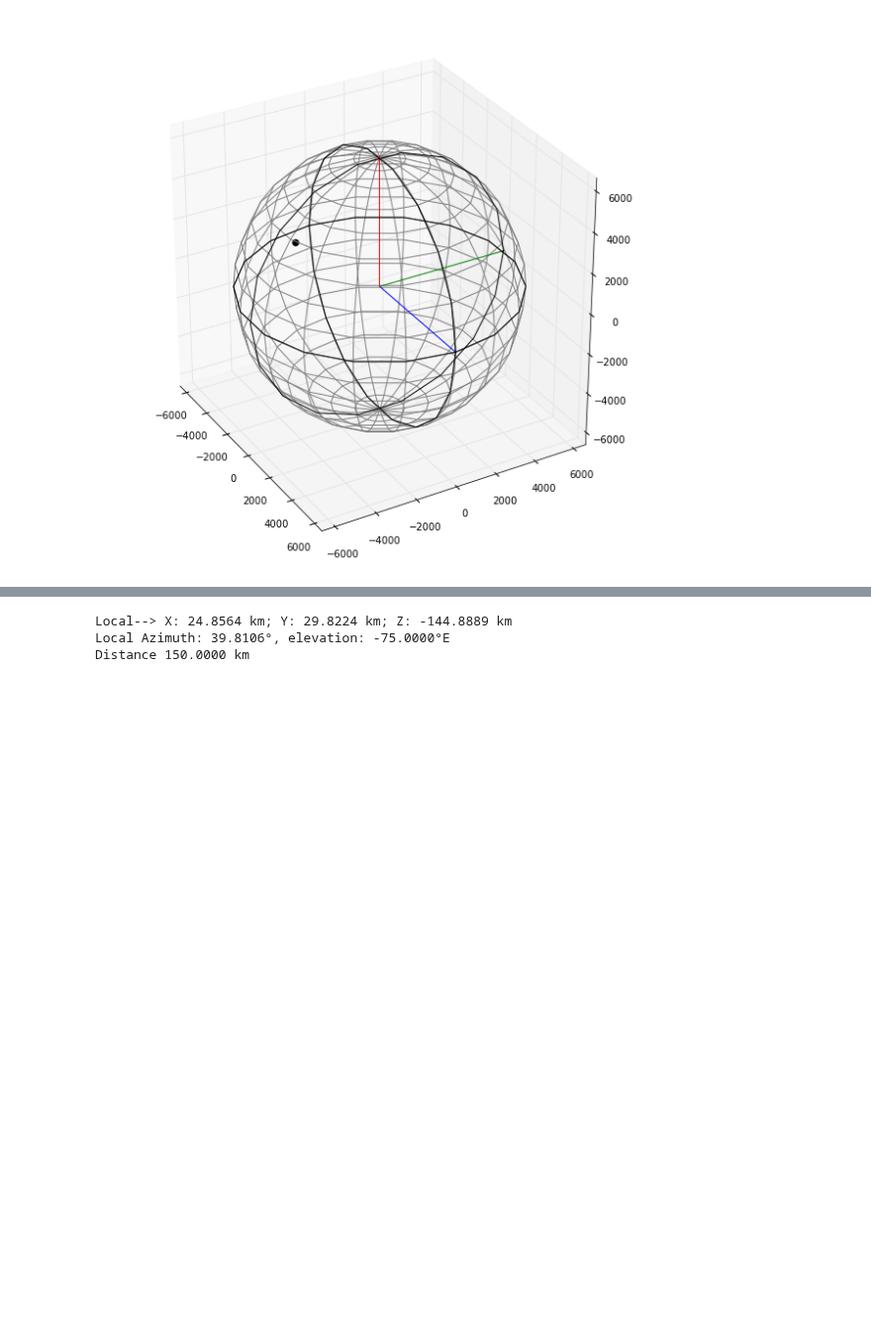
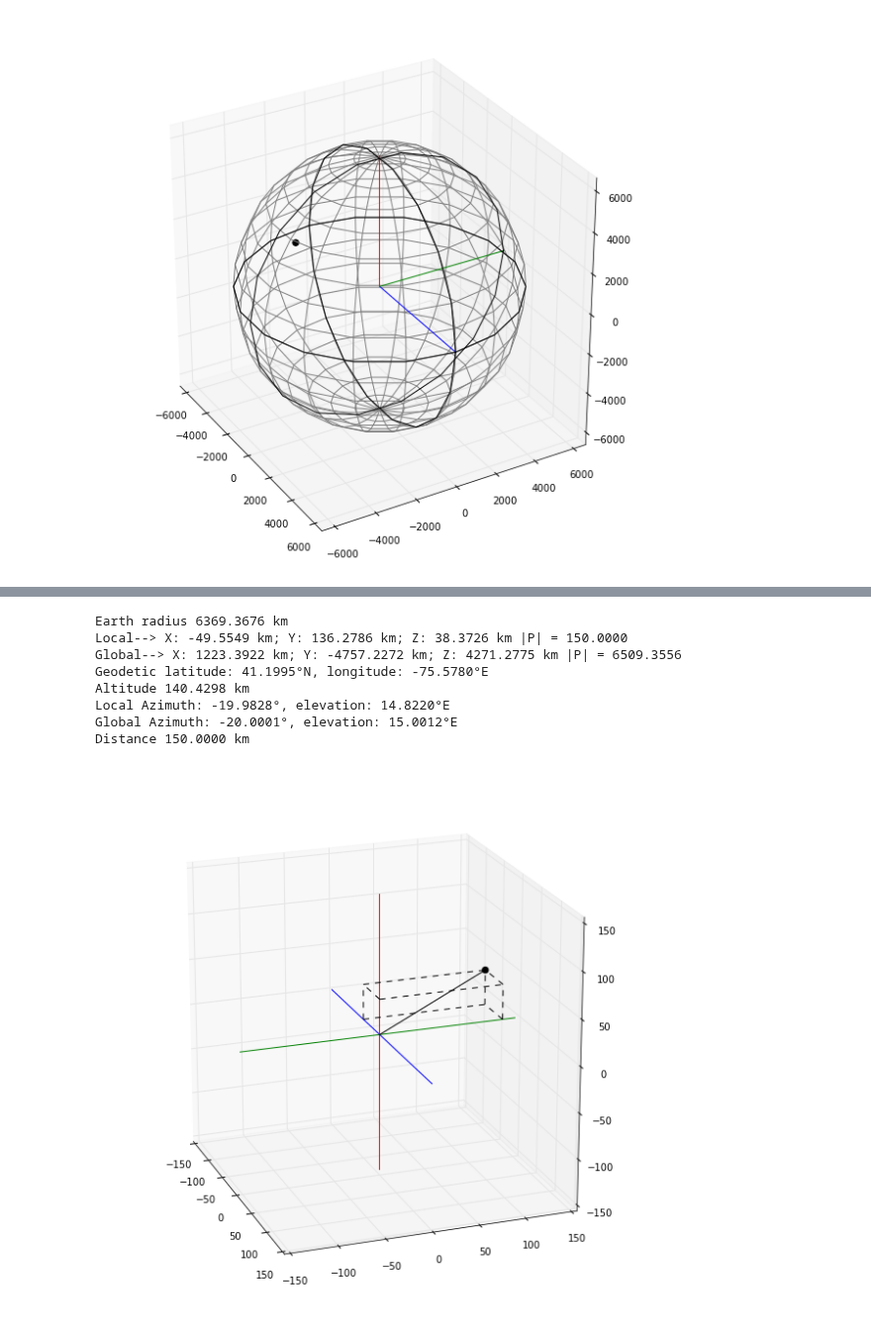
Before and after one commit to vtsuperdarn/davitpy, a Jupyter notebook: docs/notebook/geoPack.ipynb, the cells around one changed output, grey strips where cells are left out. Shown at 99% size. Drawn from its saved outputs; the diff is of its cells as text; code cells hidden in the pictures; blank space fills up the shorter version.

```diff
--- a/docs/notebook/geoPack.ipynb
+++ b/docs/notebook/geoPack.ipynb
@@ -157,14 +202,51 @@ ax.view_init(20,-20)
 # %%
 # Test lspToLcar
 (gclat, gclon, Re, gaz, gel) = geodToGeocAzEl(lat,lon,az,el)
-(lX, lY, lZ) = lspToLcar(gclat, gclon, dist)
-print 'Local--> X: {:5.4f} km; Y: {:5.4f} km; Z: {:5.4f} km'.format(lX,lY,lZ)
+print 'Earth radius {:5.4f} km'.format(Re)
+(lX, lY, lZ) = lspToLcar(gaz, gel, dist)
+print 'Local--> X: {:5.4f} km; Y: {:5.4f} km; Z: {:5.4f} km |P| = {:5.4f}'.format(lX,lY,lZ,sqrt(lX**2+lY**2+lZ**2))
+(gX, gY, gZ) = gcarToLcar(lX, lY, lZ, gclat, gclon, Re+alt, into='gcar')
+print 'Global--> X: {:5.4f} km; Y: {:5.4f} km; Z: {:5.4f} km |P| = {:5.4f}'.format(gX,gY,gZ,sqrt(gX**2+gY**2+gZ**2))
+(gclat, gclon, rho) = gspToGcar(gX, gY, gZ, into='gsp')
+(gdlat, gdlon, Re) = geodToGeoc(gclat, gclon, into='geod')
+print 'Geodetic latitude: {:5.4f}'.format(gdlat)+unichr(176)+'N, longitude: {:5.4f}'.format(gdlon)+unichr(176)+'E'
+print 'Altitude {:5.4f} km'.format(rho-Re)
 (laz, lel, ldist) = lspToLcar(lX, lY, lZ, into='lsp')
 print 'Local Azimuth: {:5.4f}'.format(laz)+unichr(176)+', elevation: {:5.4f}'.format(lel)+unichr(176)+'E'
-(gclat, gclon, Re, gaz, gel) = geodToGeocAzEl(lat,lon,az,el,into='geod')
-print 'global Azimuth: {:5.4f}'.format(gaz)+unichr(176)+', elevation: {:5.4f}'.format(gel)+unichr(176)+'E'
+(gclat, gclon, Re, gdaz, gdel) = geodToGeocAzEl(gclat,gclon,laz,lel,into='geod')
+print 'Global Azimuth: {:5.4f}'.format(gdaz)+unichr(176)+', elevation: {:5.4f}'.format(gdel)+unichr(176)+'E'
 print 'Distance {:5.4f} km'.format(ldist)
 # %% [output]
-Local--> X: 24.8564 km; Y: 29.8224 km; Z: -144.8889 km
-Local Azimuth: 39.8106°, elevation: -75.0000°E
+Earth radius 6369.3676 km
+Local--> X: -49.5549 km; Y: 136.2786 km; Z: 38.3726 km |P| = 150.0000
+Global--> X: 1223.3922 km; Y: -4757.2272 km; Z: 4271.2775 km |P| = 6509.3556
+Geodetic latitude: 41.1995°N, longitude: -75.5780°E
+Altitude 140.4298 km
+Local Azimuth: -19.9828°, elevation: 14.8220°E
+Global Azimuth: -20.0001°, elevation: 15.0012°E
 Distance 150.0000 km
+# %%
+# Test lspToLcar (graphic)
+llim = dist
+fig = plt.figure(figsize(10,10))
+ax = fig.add_subplot(111, projection='3d')
+ax.plot3D([-llim,llim],[0,0],[0,0],'b')
+ax.plot3D([0,0],[-llim,llim],[0,0],'g')
+ax.plot3D([0,0],[0,0],[-llim,llim],'r')
+ax.plot3D([0,lX],[0,lY],[0,lZ],'k')
+ax.plot3D([lX,lX],[0,lY],[lZ,lZ],'k--')
+ax.plot3D([0,0],[0,lY],[lZ,lZ],'k--')
+ax.plot3D([lX,lX],[0,lY],[0,0],'k--')
+ax.plot3D([0,lX],[lY,lY],[lZ,lZ],'k--')
+ax.plot3D([0,lX],[0,0],[lZ,lZ],'k--')
+ax.plot3D([0,lX],[lY,lY],[0,0],'k--')
+ax.plot3D([lX,lX],[lY,lY],[0,lZ],'k--')
+ax.plot3D([0,0],[lY,lY],[0,lZ],'k--')
+ax.plot3D([lX,lX],[0,0],[0,lZ],'k--')
+ax.scatter3D(lX,lY,lZ,marker='o',c='k',s=40)
+ax.set_xlim([-llim,llim])
+ax.set_ylim([-llim,llim])
+ax.set_zlim([-llim,llim])
+ax.view_init(20,-20)
+# %% [output]
+[figure, added]
```
Also changed, not shown: parts of 3 cells of this notebook, 4 other files.
